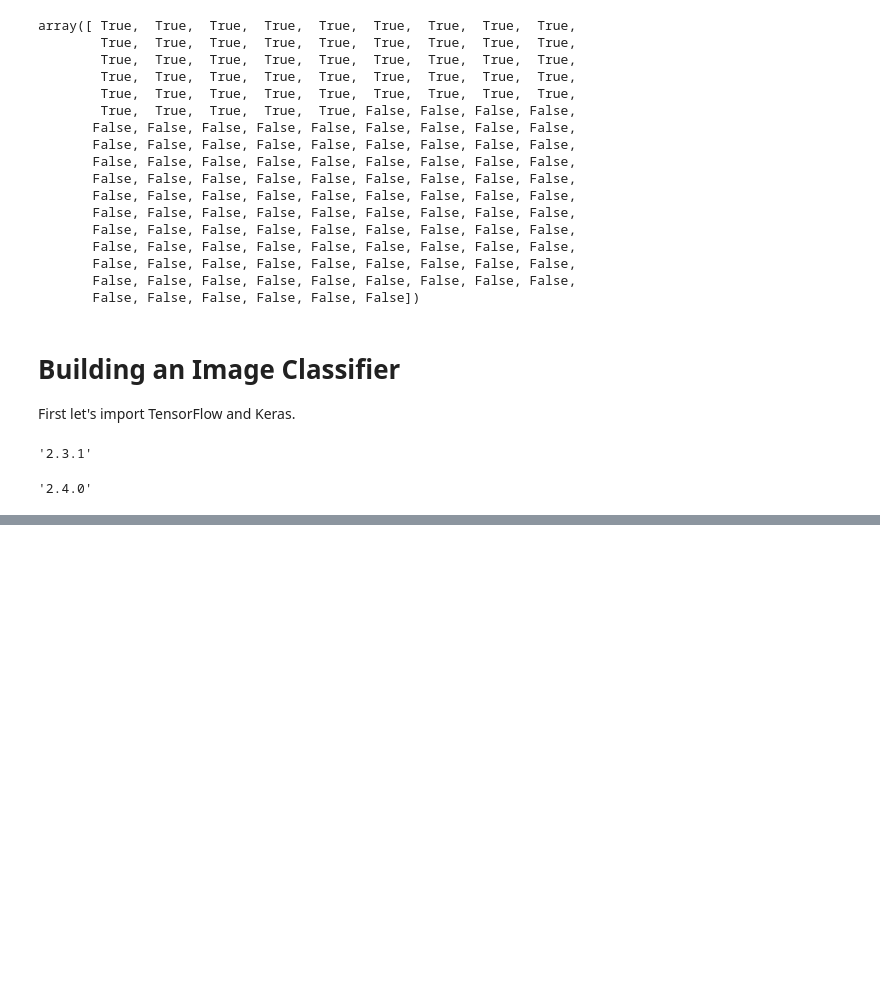
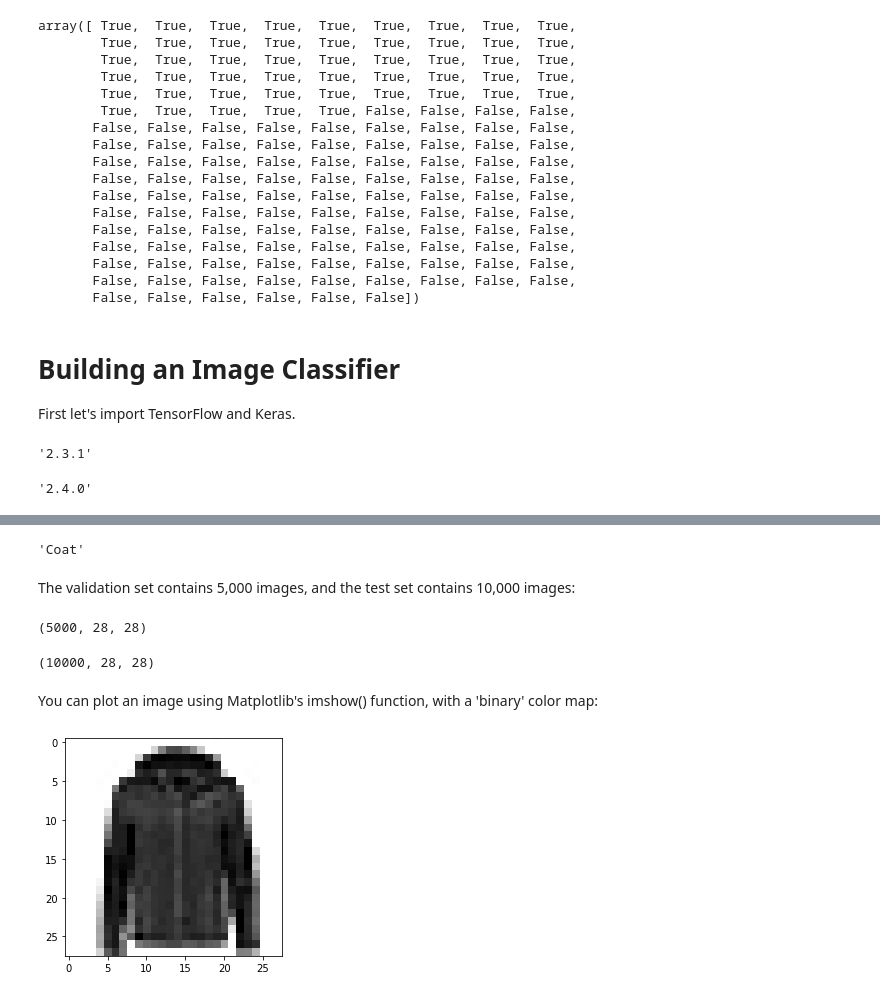
Before and after one commit to Dong-Chan/SelfDrivingCarEngineer, a Jupyter notebook: DeepLearning/10_neural_nets_with_keras.ipynb, the cells around one changed output, grey strips where cells are left out. Saved outputs shown, nothing was run; the diff lists cells and outputs as text; code cells hidden in the pictures; blank space fills up the shorter version.

```diff
--- a/DeepLearning/10_neural_nets_with_keras.ipynb
+++ b/DeepLearning/10_neural_nets_with_keras.ipynb
@@ -65,0 +75,30 @@ X_train_full.dtype
+# %%
+X_valid, X_train = X_train_full[:5000] / 255.0, X_train_full[5000:] / 255.0
+y_valid, y_train = y_train_full[:5000], y_train_full[5000:]
+
+class_names = ["T-shirt/top", "Trouser", "Pullover", "Dress", "Coat", "Sandal", "Shirt", "Sneaker", "Bag", "Ankle boot"]
+# %%
+class_names[y_train[0]]
+# %% [output]
+'Coat'
+# %% [markdown]
+The validation set contains 5,000 images, and the test set contains 10,000 images:
+# %%
+X_valid.shape
+# %% [output]
+(5000, 28, 28)
+# %%
+X_test.shape
+# %% [output]
+(10000, 28, 28)
+# %% [markdown]
+You can plot an image using Matplotlib's imshow() function, with a 'binary' color map:
+# %%
+import matplotlib as mpl
+import matplotlib.pyplot as plt
+
+plt.imshow(X_train[0], cmap="binary")
+plt.axis('on')
+plt.show()
+# %% [output]
+[figure, added]
```
Also changed, not shown: parts of 10 cells of this notebook, 2 other files.
